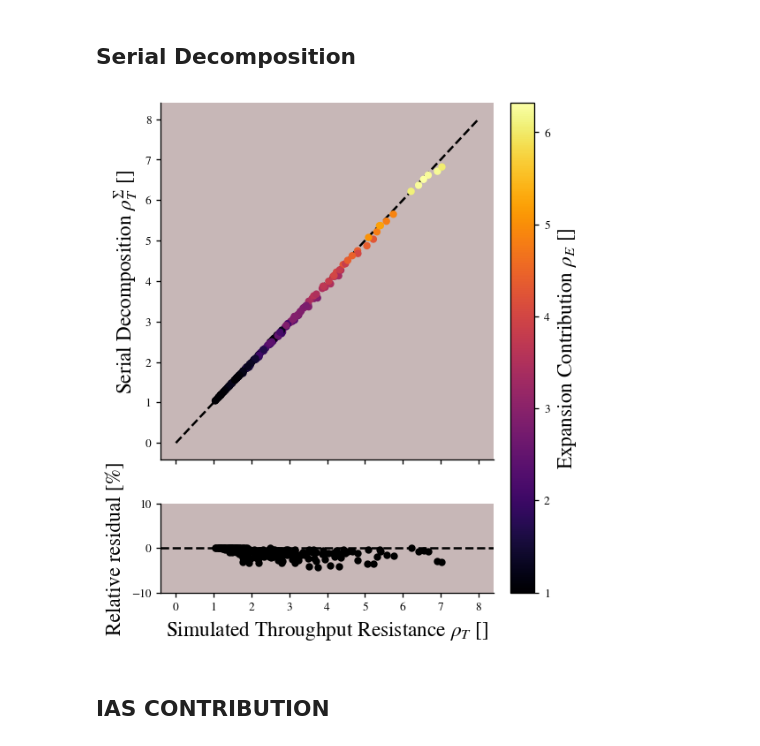
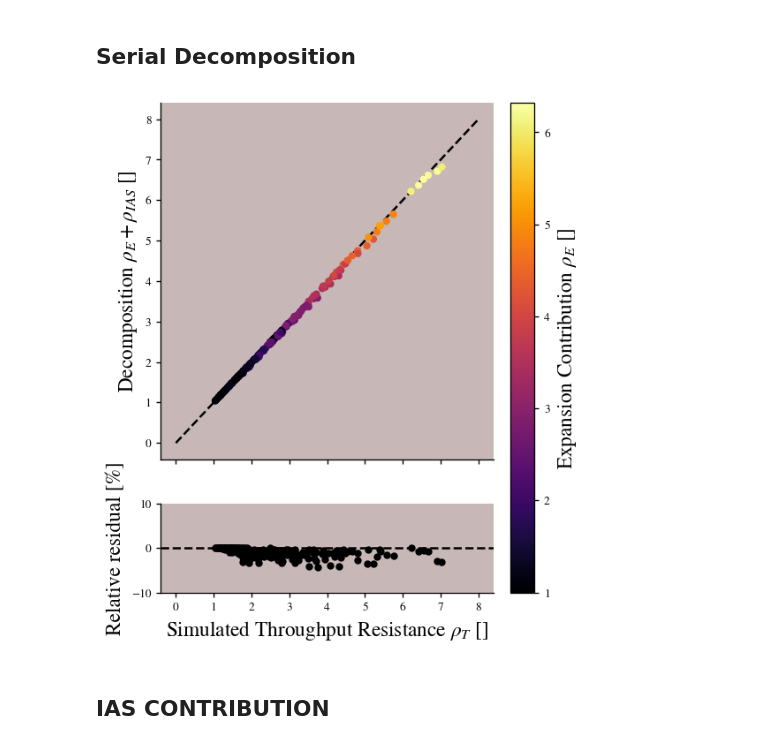
Before and after one commit to andreas-stillits/MasterThesis, a Jupyter notebook: scripts/plots/diffusion.ipynb, the cells around one changed output. Saved outputs shown, nothing was run; the diff lists cells and outputs as text; code cells hidden in the pictures.

```diff
--- a/scripts/plots/diffusion.ipynb
+++ b/scripts/plots/diffusion.ipynb
@@ -58,33 +121,34 @@ plt.show()
 # %%
 simulated = df["r_porous_top"]
 empty = df["r_empty"]
 full = df["r_porous_top_0"]
 summed = (empty - 1) + full
 residual = 100 * (summed - simulated)/simulated
 
 fig, (ax1, ax2) = plt.subplots(2, 1, figsize=(5, 6), sharex=True, gridspec_kw={'height_ratios': [4, 1]})
 sc = ax1.scatter(simulated, summed, c=empty, cmap=CMAP)
 cbar = fig.colorbar(sc, ax=[ax1, ax2], pad=0.04)
 cbar.set_label(r"Expansion Contribution $\rho_E$ []", fontsize=fs)
 ax1.plot([0, 8], [0, 8], 'k--', zorder=0)
 despine(ax1)
 ax1.set_facecolor(facecolor)
 # ax1.set_xlabel(r"Simulated Resistance $\rho$ []", fontsize=fs)
-ax1.set_ylabel(r"Serial Decomposition $\rho^{\Sigma}_T$ []", fontsize=fs)
+ax1.set_ylabel(r"Decomposition $\rho_E + \rho_{IAS}$ []", fontsize=fs)
 
 
 ax2.scatter(simulated, residual, color="k", label="Relative residual")
 ax2.axhline(0, color="k", linestyle="--", zorder=0)
 despine(ax2)
 ax2.set_facecolor(facecolor)
 ax2.set_xlabel(r"Simulated Throughput Resistance $\rho_T$ []", fontsize=fs)
 ax2.set_ylabel("Relative residual [%]", fontsize=fs)
 ax2.set_ylim(-10, 10)
 
+save(fig, "./saved/decomposition.pdf")
 
 plt.show()
 # %% [output]
-[figure, old version]
+[figure, new version]
 # %% [markdown]
 ## IAS CONTRIBUTION
 # %%
```
Also changed, not shown: parts of 14 cells of this notebook, 4 other files.
